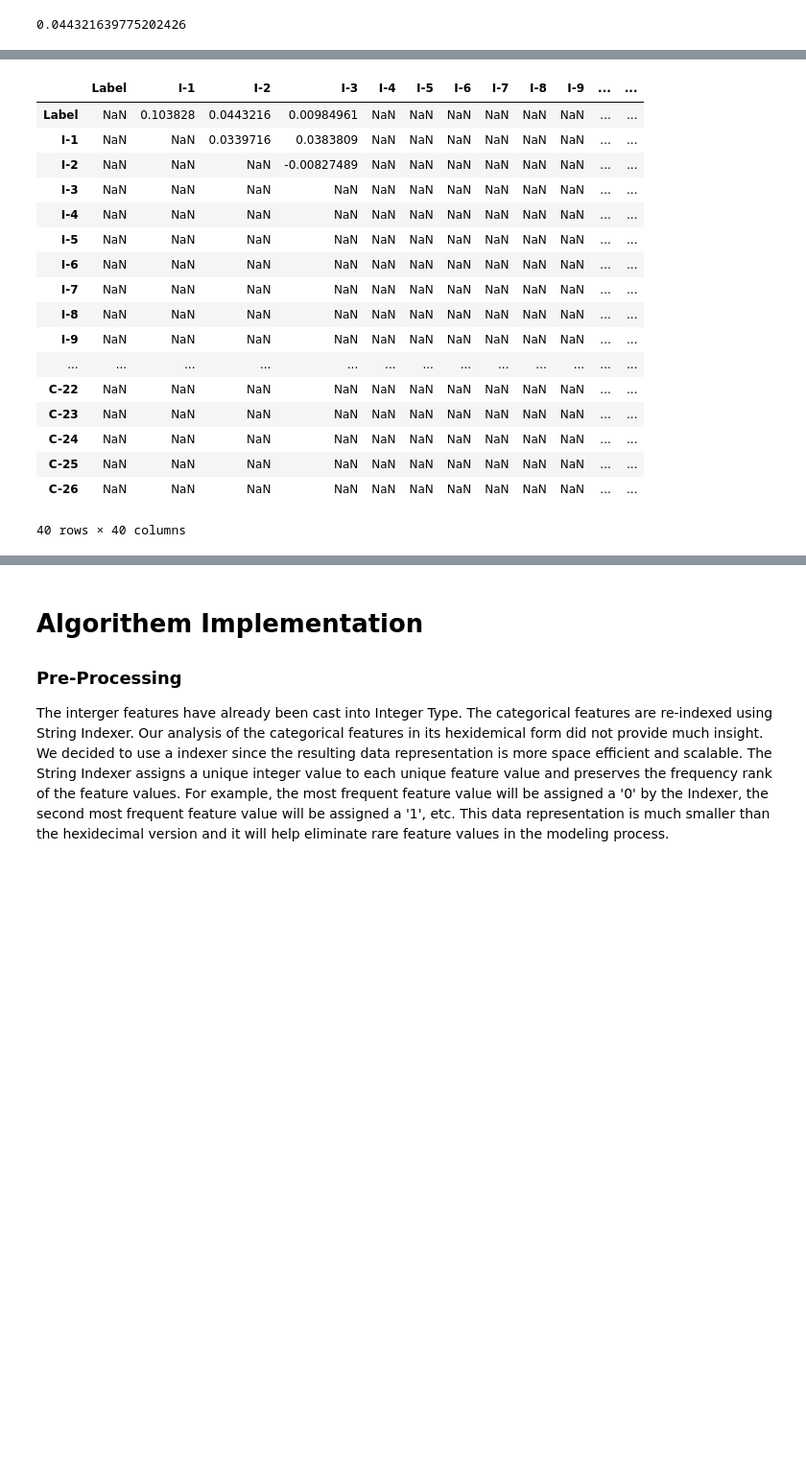
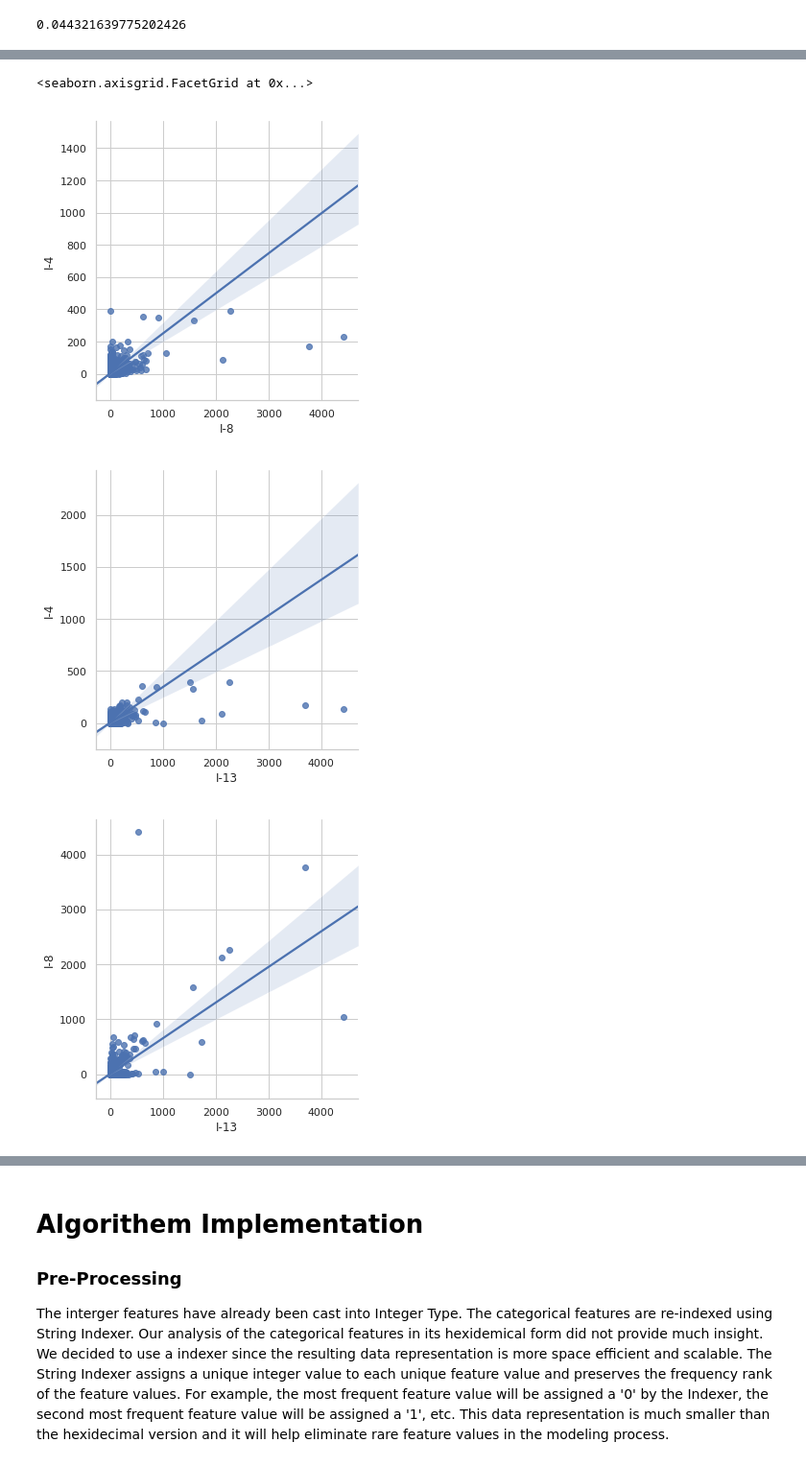
Before and after one commit to sangurocactus/CriteoLab_CTR, a Jupyter notebook: DRAFT_TeamKSA_JY_NAGA_DEC-1.ipynb, the cells around one changed output, grey strips where cells are left out. Shown at 96% size. Drawn from its saved outputs; the diff is of its cells as text; code cells hidden in the pictures; blank space fills up the shorter version.

```diff
--- a/DRAFT_TeamKSA_JY_NAGA_DEC-1.ipynb
+++ b/DRAFT_TeamKSA_JY_NAGA_DEC-1.ipynb
@@ -515,21 +495,0 @@ corrDF
-# %%
-corr_DF
-# %% [output]
-|  | Label | I-1 | I-2 | I-3 | I-4 | I-5 | I-6 | I-7 | I-8 | I-9 | ... | ... |
-| Label | NaN | 0.103828 | 0.0443216 | 0.00984961 | NaN | NaN | NaN | NaN | NaN | NaN | ... | ... |
-| I-1 | NaN | NaN | 0.0339716 | 0.0383809 | NaN | NaN | NaN | NaN | NaN | NaN | ... | ... |
-| I-2 | NaN | NaN | NaN | -0.00827489 | NaN | NaN | NaN | NaN | NaN | NaN | ... | ... |
-| I-3 | NaN | NaN | NaN | NaN | NaN | NaN | NaN | NaN | NaN | NaN | ... | ... |
-| I-4 | NaN | NaN | NaN | NaN | NaN | NaN | NaN | NaN | NaN | NaN | ... | ... |
-| I-5 | NaN | NaN | NaN | NaN | NaN | NaN | NaN | NaN | NaN | NaN | ... | ... |
-| I-6 | NaN | NaN | NaN | NaN | NaN | NaN | NaN | NaN | NaN | NaN | ... | ... |
-| I-7 | NaN | NaN | NaN | NaN | NaN | NaN | NaN | NaN | NaN | NaN | ... | ... |
-| I-8 | NaN | NaN | NaN | NaN | NaN | NaN | NaN | NaN | NaN | NaN | ... | ... |
-| I-9 | NaN | NaN | NaN | NaN | NaN | NaN | NaN | NaN | NaN | NaN | ... | ... |
-| ... | ... | ... | ... | ... | ... | ... | ... | ... | ... | ... | ... | ... |
-| C-22 | NaN | NaN | NaN | NaN | NaN | NaN | NaN | NaN | NaN | NaN | ... | ... |
-| C-23 | NaN | NaN | NaN | NaN | NaN | NaN | NaN | NaN | NaN | NaN | ... | ... |
-| C-24 | NaN | NaN | NaN | NaN | NaN | NaN | NaN | NaN | NaN | NaN | ... | ... |
-| C-25 | NaN | NaN | NaN | NaN | NaN | NaN | NaN | NaN | NaN | NaN | ... | ... |
-| C-26 | NaN | NaN | NaN | NaN | NaN | NaN | NaN | NaN | NaN | NaN | ... | ... |
-40 rows × 40 columns
@@ -540,6 +496,11 @@ s_corr_df.to_pickle("./s_correlation.pkl")
 # %%
-#sns.lmplot(y = 'I-4', x = 'I-8', data=toyDF_PD)
-#sns.lmplot(y = 'I-7', x = 'I-11', data=toyDF_PD)
-#sns.lmplot(y = 'C-19', x = 'C-20', data=toyDF_PD)
-#sns.lmplot(y = 'C-20', x = 'C-26', data=toyDF_PD)
-#sns.lmplot(y = 'I-8', x = 'I-13', data=toyDF_PD)
+sns.lmplot(y = 'I-4', x = 'I-8', data=toyDF_PD)
+#sns.lmplot(y = 'I-5', x = 'C-9', data=toyDF_PD)
+sns.lmplot(y = 'I-4', x = 'I-13', data=toyDF_PD)
+sns.lmplot(y = 'I-8', x = 'I-13', data=toyDF_PD)
+sns.lmplot(y = 'I-7', x = 'I-11', data=toyDF_PD)
+# %% [output]
+<seaborn.axisgrid.FacetGrid at 0x...>
+[figure, added]
+[figure, added]
+[figure, added]
```
Also changed, not shown: parts of 38 cells of this notebook, 6 other files.
